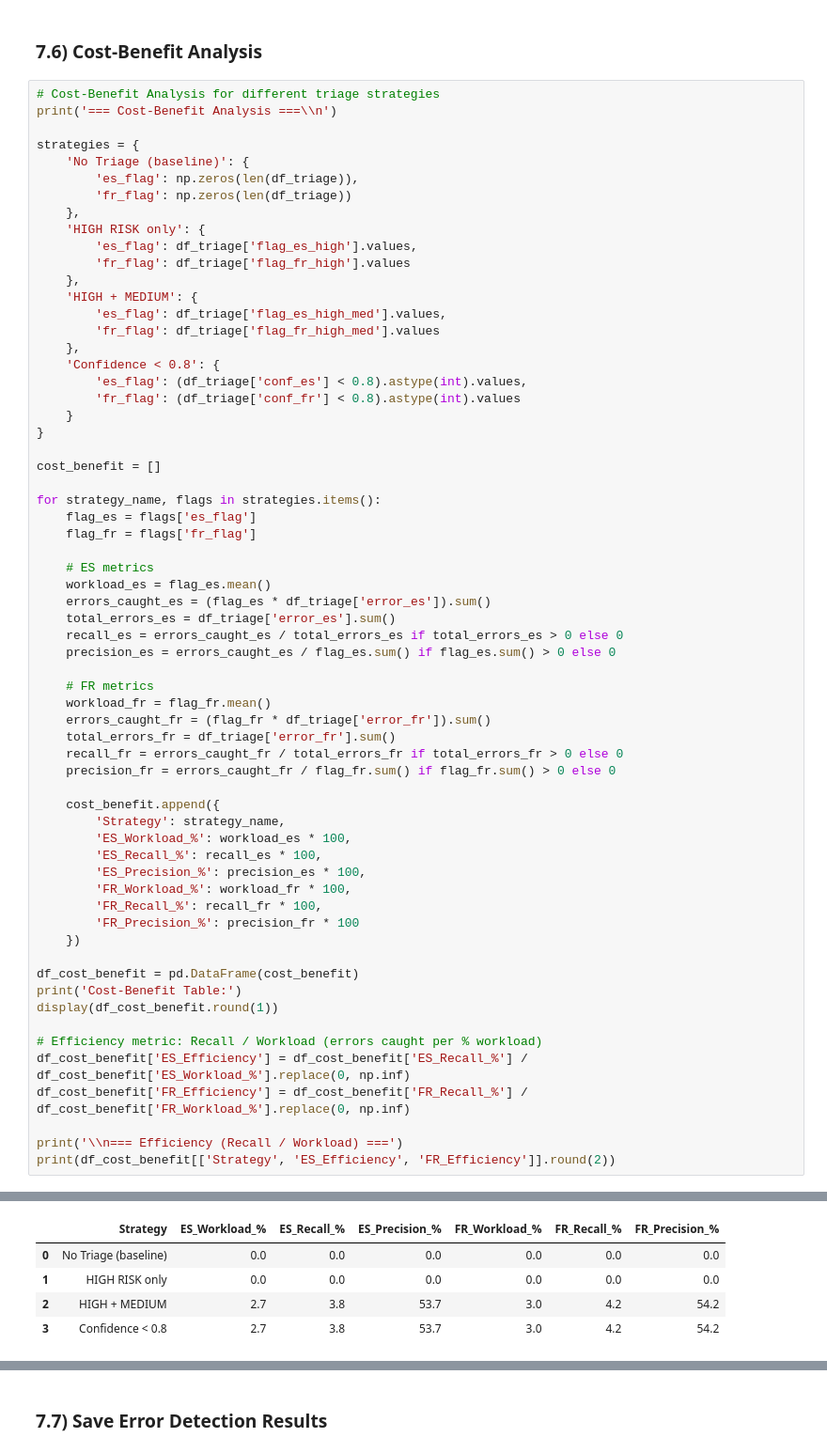
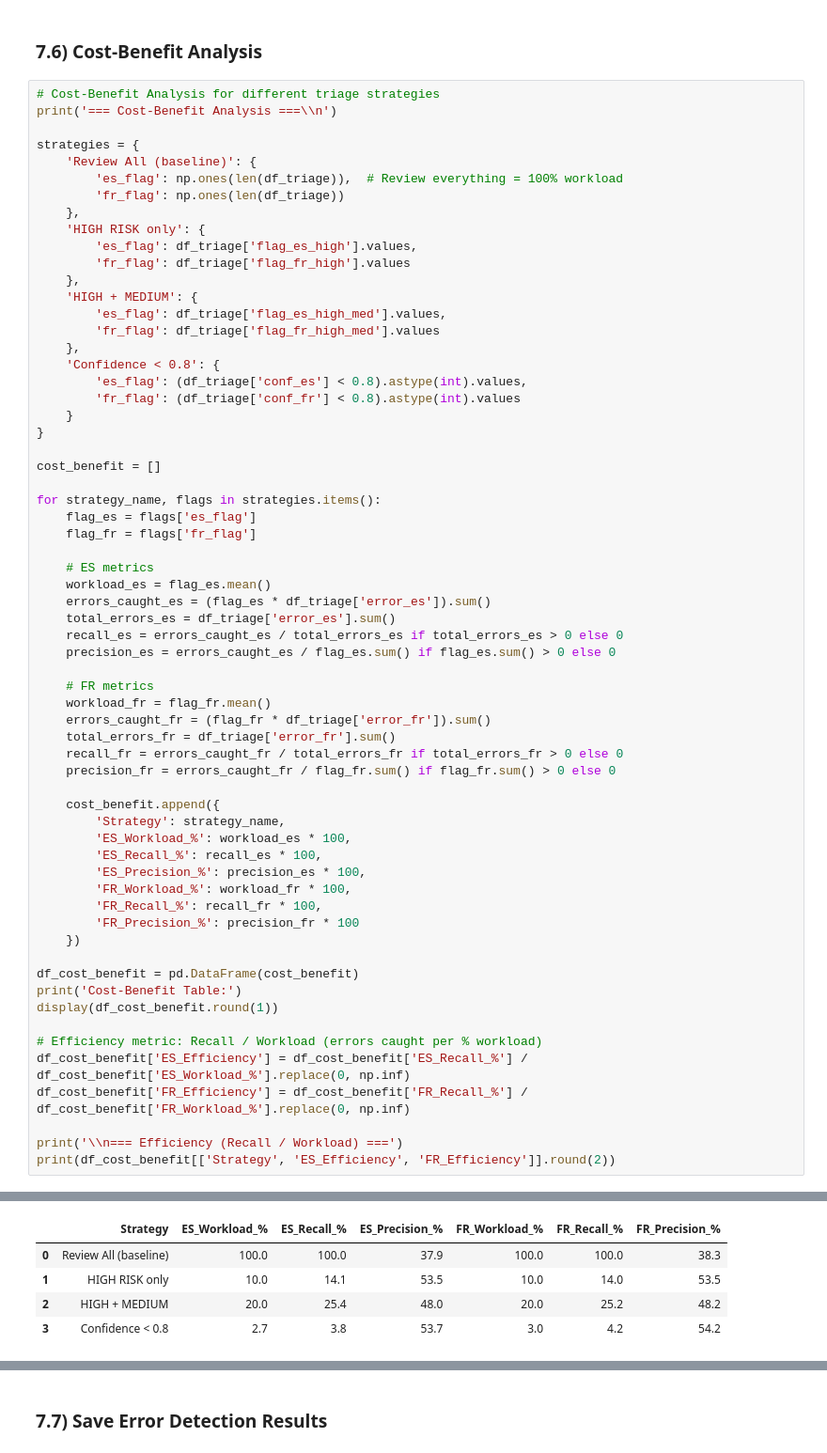
Before and after one commit to dApY3112/Twitter-Sentiment-Analysis, a Jupyter notebook: 09_calibration_triage.ipynb, the cells around one changed output, grey strips where cells are left out. Shown at 94% size. Saved outputs shown, nothing was run; the diff lists cells and outputs as text.

```diff
--- a/09_calibration_triage.ipynb
+++ b/09_calibration_triage.ipynb
@@ -1030,9 +1174,9 @@ print('\\n✅ ROC and PR curves saved')
 print('=== Cost-Benefit Analysis ===\\n')
 
 strategies = {
-    'No Triage (baseline)': {
-        'es_flag': np.zeros(len(df_triage)),
-        'fr_flag': np.zeros(len(df_triage))
+    'Review All (baseline)': {
+        'es_flag': np.ones(len(df_triage)),  # Review everything = 100% workload
+        'fr_flag': np.ones(len(df_triage))
     },
     'HIGH RISK only': {
         'es_flag': df_triage['flag_es_high'].values,
@@ -1065,35 +1209,35 @@ for strategy_name, flags in strategies.items():
     workload_fr = flag_fr.mean()
     errors_caught_fr = (flag_fr * df_triage['error_fr']).sum()
     total_errors_fr = df_triage['error_fr'].sum()
     recall_fr = errors_caught_fr / total_errors_fr if total_errors_fr > 0 else 0
     precision_fr = errors_caught_fr / flag_fr.sum() if flag_fr.sum() > 0 else 0
 
     cost_benefit.append({
         'Strategy': strategy_name,
         'ES_Workload_%': workload_es * 100,
         'ES_Recall_%': recall_es * 100,
         'ES_Precision_%': precision_es * 100,
         'FR_Workload_%': workload_fr * 100,
         'FR_Recall_%': recall_fr * 100,
         'FR_Precision_%': precision_fr * 100
     })
 
 df_cost_benefit = pd.DataFrame(cost_benefit)
 print('Cost-Benefit Table:')
 display(df_cost_benefit.round(1))
 
 # Efficiency metric: Recall / Workload (errors caught per % workload)
 df_cost_benefit['ES_Efficiency'] = df_cost_benefit['ES_Recall_%'] / df_cost_benefit['ES_Workload_%'].replace(0, np.inf)
 df_cost_benefit['FR_Efficiency'] = df_cost_benefit['FR_Recall_%'] / df_cost_benefit['FR_Workload_%'].replace(0, np.inf)
 
 print('\\n=== Efficiency (Recall / Workload) ===')
 print(df_cost_benefit[['Strategy', 'ES_Efficiency', 'FR_Efficiency']].round(2))
 # %% [output]
 === Cost-Benefit Analysis ===\n
 Cost-Benefit Table:
 |  | Strategy | ES_Workload_% | ES_Recall_% | ES_Precision_% | FR_Workload_% | FR_Recall_% | FR_Precision_% |
-| 0 | No Triage (baseline) | 0.0 | 0.0 | 0.0 | 0.0 | 0.0 | 0.0 |
-| 1 | HIGH RISK only | 0.0 | 0.0 | 0.0 | 0.0 | 0.0 | 0.0 |
-| 2 | HIGH + MEDIUM | 2.7 | 3.8 | 53.7 | 3.0 | 4.2 | 54.2 |
+| 0 | Review All (baseline) | 100.0 | 100.0 | 37.9 | 100.0 | 100.0 | 38.3 |
+| 1 | HIGH RISK only | 10.0 | 14.1 | 53.5 | 10.0 | 14.0 | 53.5 |
+| 2 | HIGH + MEDIUM | 20.0 | 25.4 | 48.0 | 20.0 | 25.2 | 48.2 |
 | 3 | Confidence < 0.8 | 2.7 | 3.8 | 53.7 | 3.0 | 4.2 | 54.2 |
 \n=== Efficiency (Recall / Workload) ===
```
Also changed, not shown: parts of 11 cells of this notebook, 6 other files.
